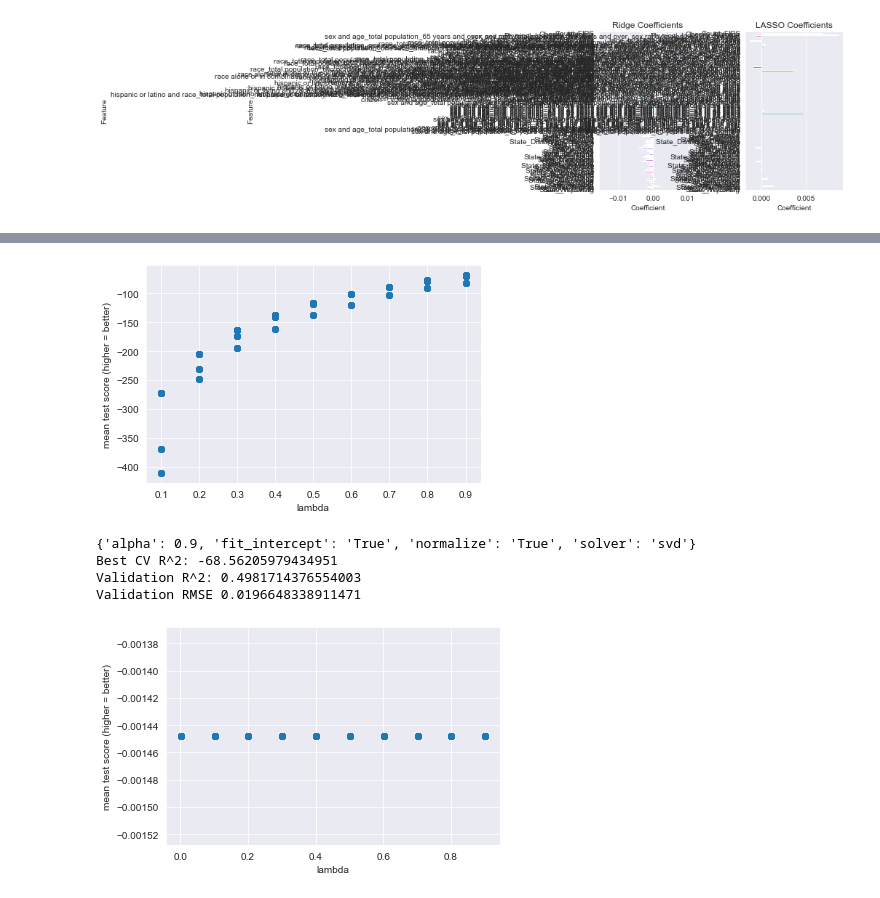
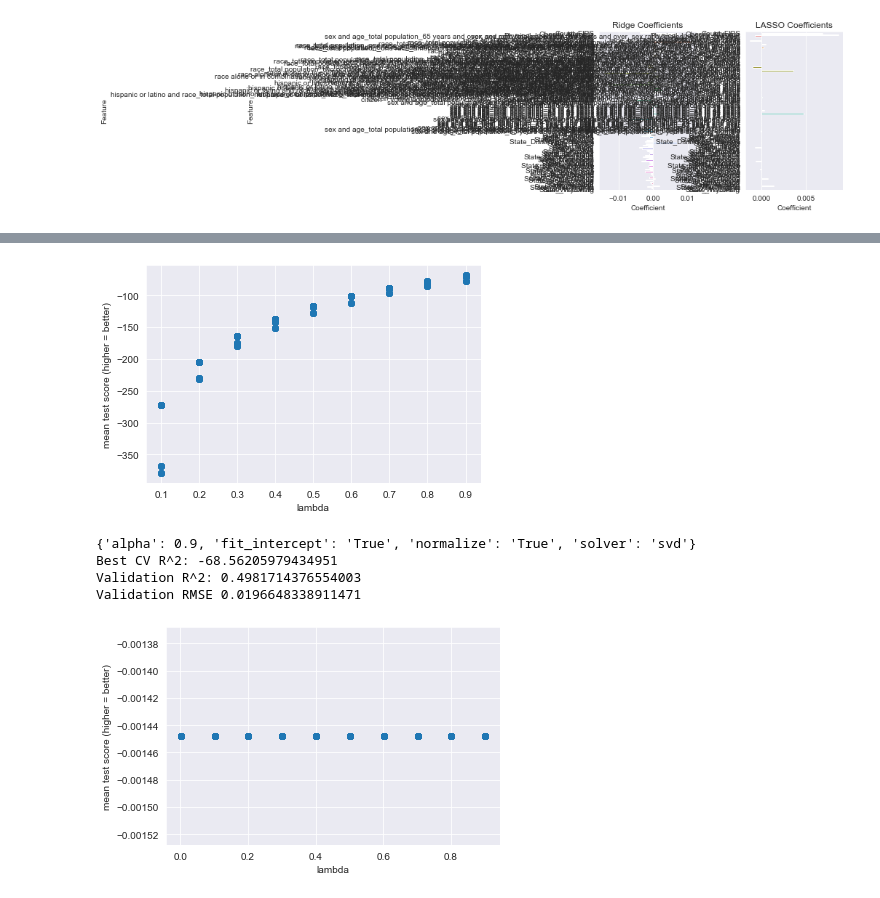
Before and after one commit to aramburoc/CSS_Project2_Group1, a Jupyter notebook: Project 2 Students.ipynb, the cells around one changed output, grey strips where cells are left out. Saved outputs shown, nothing was run; the diff lists cells and outputs as text; code cells hidden in the pictures.

```diff
--- a/Project 2 Students.ipynb
+++ b/Project 2 Students.ipynb
@@ -378,20 +391,11 @@ And finally, let's split our data:
 # %%
+# train_test_split returns 4 values: x_train, x_validate, y_train, y_validate
 
-# split the data
-# train_test_split returns 4 values: X_train, X_test, y_train, y_test, so how do we create a 60-20-20 train-validate-test split?
-
-X_train, X_test, y_train, y_test = train_test_split(X, y,
-                                                    train_size=0.80, test_size=0.20)
-print("Shape of X train is", X_train.shape)
-print("Shape of y_train is", y_train.shape)
-print("Shape of X_test is", X_test.shape)
-print("Shape of y_test is", y_test.shape)
-
-X_train, X_validate, y_train, y_validate = train_test_split(X_train, y_train,
+x_train, x_validate, y_train, y_validate = train_test_split(X_train, Y_train,
                                                     train_size=0.75, test_size=0.25)
 
-print("Shape of X train is", X_train.shape)
+print("Shape of x train is", x_train.shape)
 print("Shape of y_train is", y_train.shape)
-print("Shape of X_validate is", X_validate.shape)
+print("Shape of x_validate is", x_validate.shape)
 print("Shape of y_validate is", y_validate.shape)
 # %% [output]
@@ -428,7 +434,7 @@ and why it is a plausible choice for this problem.
 lin_reg = LinearRegression(normalize=True)
 
 # fit the model
-lin_model = lin_reg.fit(X_train, y_train)
+lin_model = lin_reg.fit(x_train, y_train)
 # %%
 # look at best-fit slope for each feature
 print(lin_model.coef_)
@@ -497,7 +494,7 @@ NE: REPORT SUMMARY STATS FROMT TRAINING SET... HOW WELL EACH MODEL FIT THE TRAIN
 # %%
 # make and fit a Ridge regression model
 ridge_reg = Ridge()
-ridge_model = ridge_reg.fit(X_train, y_train)
+ridge_model = ridge_reg.fit(x_train, y_train)
 ridge_reg_data = pd.DataFrame([ridge_model.coef_,
                                diabetes_clean.drop(columns = ['Diabetes_Number']).columns]).T
 ridge_reg_data.columns = ['Coefficient', 'Feature'] # name columns of ridge_reg_data
@@ -606,18 +587,20 @@ param_grid = {'fit_intercept': ['True', 'False'],
 
 # Grid search - to help decide what hyperparameters we should use
 lin_grid_reg = GridSearchCV(lin_reg, param_grid, cv=3)
+
 # Fit model on training data
-lin_grid_reg.fit(X_train, y_train)
+lin_grid_reg.fit(x_train, y_train)
 
 # Get best model by mean test score
 best_index = np.argmax(lin_grid_reg.cv_results_["mean_test_score"])
+
 # Get best predictions by predicting on validation set
-best_lin_pred = lin_grid_reg.best_estimator_.predict(X_validate)
+best_lin_pred = lin_grid_reg.best_estimator_.predict(x_validate)
 
 # Print the best parameters, CV r2, validation r2, and validation RMSE
 print(lin_grid_reg.cv_results_["params"][best_index])
 print('Best CV R^2:', max(lin_grid_reg.cv_results_["mean_test_score"]))
-print('Validation R^2:', lin_grid_reg.score(X_validate, y_validate))
+print('Validation R^2:', lin_grid_reg.score(x_validate, y_validate))
 print('Validation RMSE', rmse(best_lin_pred, y_validate))
 # %% [output]
 {'fit_intercept': 'True', 'normalize': 'True'}
@@ -627,35 +610,35 @@ Validation RMSE 0.020638313333928057
 # %%
 #Ridge regression
 
 param_grid = {'alpha': np.arange(.1, 1, .1),
                'normalize': ['True', 'False'],
              'fit_intercept': ['True', 'False'],
              'solver': ['auto', 'svd', 'cholesky', 'lsqr']}
 
 # Grid search
 ridge_grid_reg = GridSearchCV(ridge_reg, param_grid, cv=3)
 # Fit model on training data
-ridge_grid_reg.fit(X_train, y_train)
+ridge_grid_reg.fit(x_train, y_train)
 # Fit model on training data
 
 # Get best model by mean test score
 best_index = np.argmax(ridge_grid_reg.cv_results_["mean_test_score"])
 # Get best predictions by predicting on validation set
-best_ridge_pred = ridge_grid_reg.best_estimator_.predict(X_validate)
+best_ridge_pred = ridge_grid_reg.best_estimator_.predict(x_validate)
 
 #Plot
 plt.scatter(ridge_grid_reg.cv_results_['param_alpha'], ridge_grid_reg.cv_results_["mean_test_score"])
 plt.xlabel('lambda')
 plt.ylabel('mean test score (higher = better)')
 plt.show()
 
 # Print the best parameters, CV r2, validation r2, and validation RMSE
 print(ridge_grid_reg.cv_results_["params"][best_index])
 print('Best CV R^2:', max(ridge_grid_reg.cv_results_["mean_test_score"]))
-print('Validation R^2:', ridge_grid_reg.score(X_validate, y_validate))
+print('Validation R^2:', ridge_grid_reg.score(x_validate, y_validate))
 print('Validation RMSE', rmse(best_ridge_pred, y_validate))
 # %% [output]
-[figure, old version]
+[figure, new version]
 {'alpha': 0.9, 'fit_intercept': 'True', 'normalize': 'True', 'solver': 'svd'}
 Best CV R^2: -68.56205979434951
 Validation R^2: 0.4981714376554003
```
Also changed, not shown: parts of 39 cells of this notebook.
